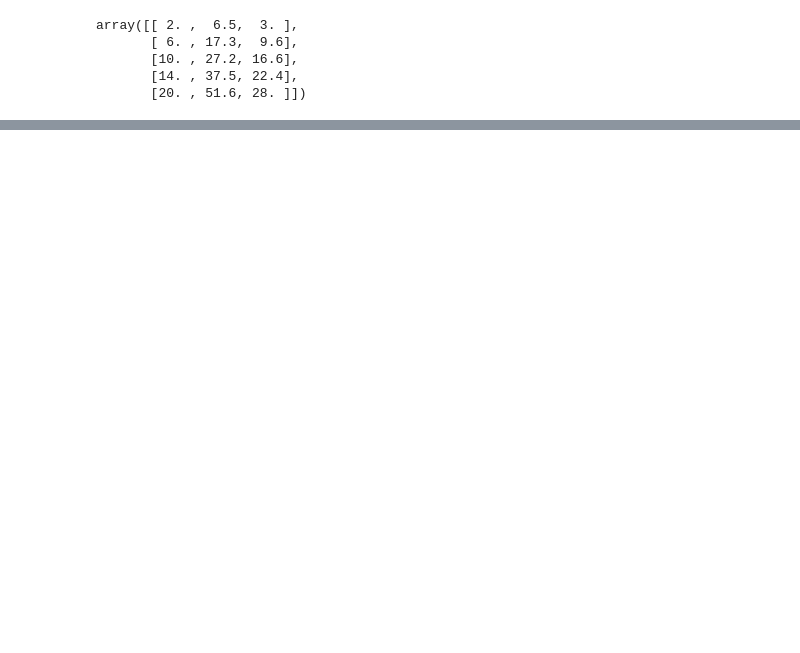
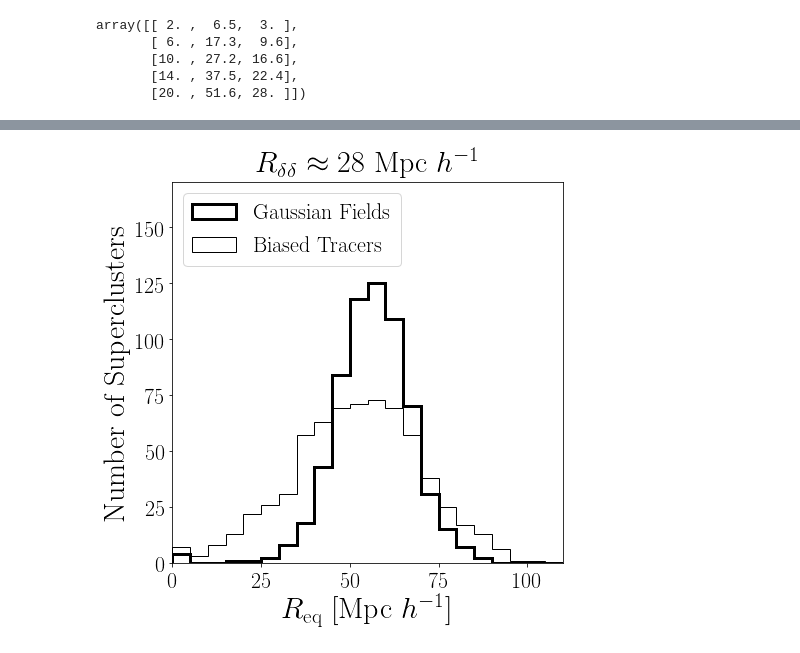
Before and after one commit to astroandes/WatershedDivergenceSuperclusters, a Jupyter notebook: nb/plot_watershed_counts.ipynb, the cells around one changed output, grey strips where cells are left out. Cells and saved outputs as stored; diff of their text form; code cells hidden in the pictures; blank space fills up the shorter version.

```diff
--- a/nb/plot_watershed_counts.ipynb
+++ b/nb/plot_watershed_counts.ipynb
@@ -121,0 +133,34 @@ plt.plot(x, x)
+# %%
+filename = 'watershed_mock_divergence_mesh_360_box_720_slim_10.h5'
+f = h5py.File(filename, 'r')
+watershed = f['watershed_group'][...]
+f.close()
+counts = Counter(watershed.flatten())
+clusters = np.array(list(counts.items()))
+cluster_n_size = clusters[:,1]
+cluster_radius_gauss = (3.0*(cluster_n_size*(720/320)**3)/(4.0*np.pi))**(1/3)
+
+filename = 'watershed_mock_AbacusCosmos_720box_planck_00_0_FoF_vmax_300.0_sigma_10.0_nside_360.hdf5'
+f = h5py.File(filename, 'r')
+watershed = f['watershed_group'][...]
+f.close()
+counts = Counter(watershed.flatten())
+clusters = np.array(list(counts.items()))
+cluster_n_size = clusters[:,1]
+cluster_radius_abacus = (3.0*(cluster_n_size*(720/320)**3)/(4.0*np.pi))**(1/3)
+# %%
+plt.figure(figsize=(7,7))
+
+_ = plt.hist(cluster_radius_gauss, bins=np.arange(0,125,5),
+             color='black', histtype='step', linewidth=3, label='Gaussian Fields')
+_ = plt.hist(cluster_radius_abacus, bins=np.arange(0,125,5),
+             color='black', histtype='step', label='Biased Tracers')
+plt.legend(loc=2, fontsize=SMALL_SIZE)
+plt.xlabel(r"$R_{\mathrm{eq}}$ [$\mathrm{Mpc}\ h^{-1}$]")
+plt.ylabel(r"Number of Superclusters")
+plt.title(r"$R_{\delta\delta} \approx 28\ \mathrm{Mpc}\ h^{-1}$")
+plt.ylim([0,170])
+plt.xlim([0,110])
+plt.savefig("sizes_histogram.pdf", bbox_inches='tight')
+# %% [output]
+[figure, added]
```
Also changed, not shown: parts of 8 cells of this notebook.
